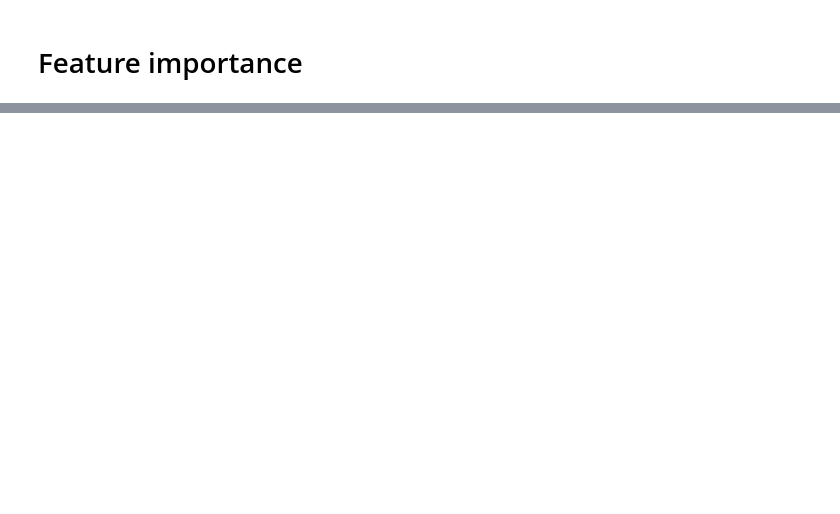
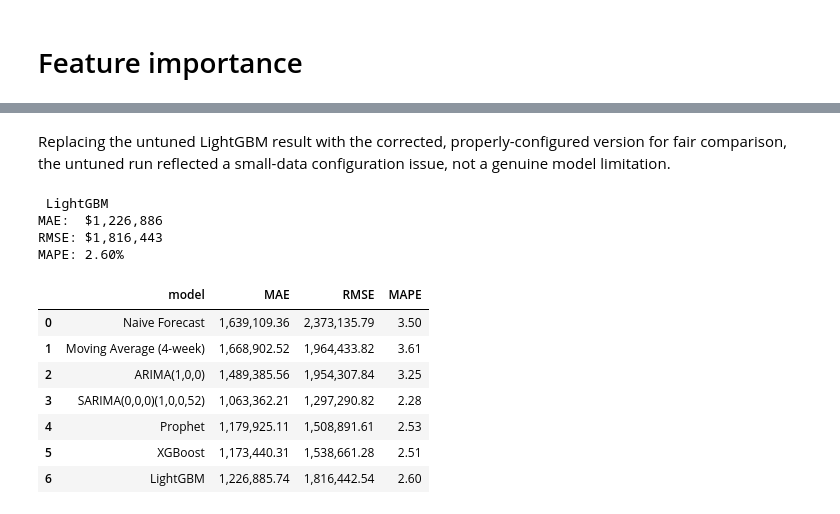
Before and after one commit to Bassey-data/Retail-sales-forecasting, a Jupyter notebook: retail_sales_forecasting.ipynb, the cells around one changed output, grey strips where cells are left out. Drawn from its saved outputs; the diff is of its cells as text; code cells hidden in the pictures; blank space fills up the shorter version.

```diff
--- a/retail_sales_forecasting.ipynb
+++ b/retail_sales_forecasting.ipynb
@@ -690,0 +935,24 @@ plt.show()
+# %% [markdown]
+Replacing the untuned LightGBM result with the corrected, properly-configured version for
+fair comparison, the untuned run reflected a small-data configuration issue, not a genuine
+model limitation.
+# %%
+# Remove the flawed untuned LightGBM entry, keep only the corrected version
+results[:] = [r for r in results if r['model'] != 'LightGBM']
+
+results.append(evaluate_forecast(y_test, lgb_preds_tuned, "LightGBM"))
+
+pd.DataFrame(results)
+# %% [output]
+ LightGBM
+MAE:  $1,226,886
+RMSE: $1,816,443
+MAPE: 2.60%
+|  | model | MAE | RMSE | MAPE |
+| 0 | Naive Forecast | 1,639,109.36 | 2,373,135.79 | 3.50 |
+| 1 | Moving Average (4-week) | 1,668,902.52 | 1,964,433.82 | 3.61 |
+| 2 | ARIMA(1,0,0) | 1,489,385.56 | 1,954,307.84 | 3.25 |
+| 3 | SARIMA(0,0,0)(1,0,0,52) | 1,063,362.21 | 1,297,290.82 | 2.28 |
+| 4 | Prophet | 1,179,925.11 | 1,508,891.61 | 2.53 |
+| 5 | XGBoost | 1,173,440.31 | 1,538,661.28 | 2.51 |
+| 6 | LightGBM | 1,226,885.74 | 1,816,442.54 | 2.60 |
```
Also changed, not shown: parts of 34 cells of this notebook.
